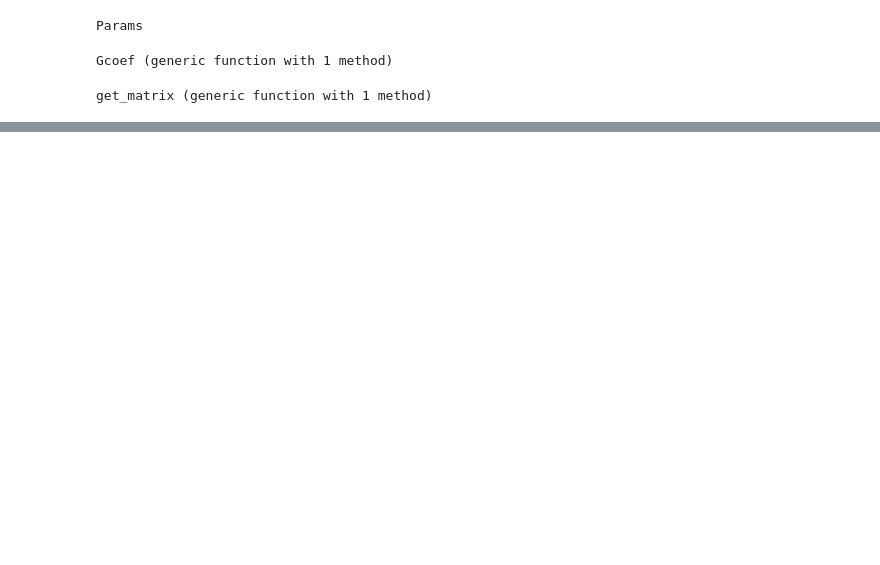
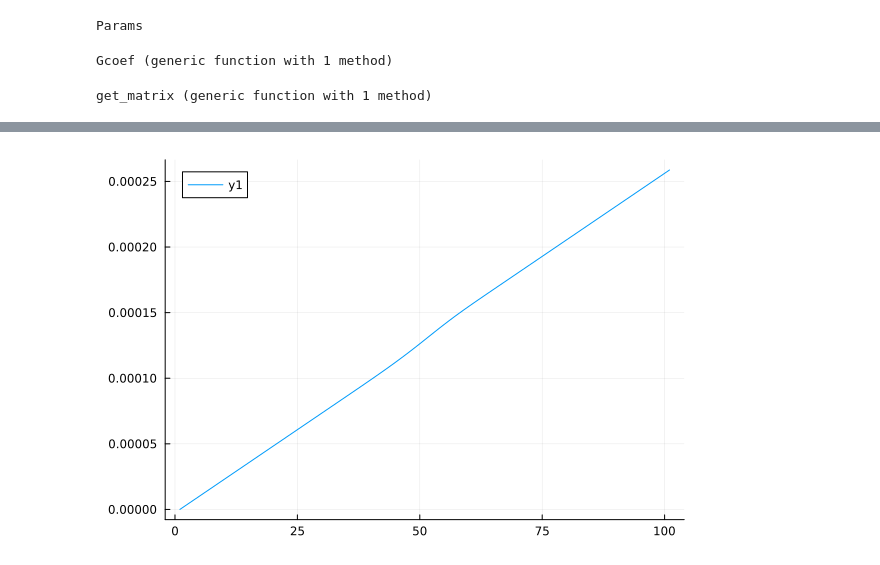
Before and after one commit to ThanasisGiannakopoulos/ice_modelling, a Jupyter notebook: notebooks/fracture/viscoelastic/scratch.ipynb, the cells around one changed output, grey strips where cells are left out. Saved outputs shown, nothing was run; the diff lists cells and outputs as text; code cells hidden in the pictures; blank space fills up the shorter version.

```diff
--- a/notebooks/fracture/viscoelastic/scratch.ipynb
+++ b/notebooks/fracture/viscoelastic/scratch.ipynb
@@ -398,0 +378,4 @@ plot(d)
+# %%
+plot(wdot)
+# %% [output]
+[figure, added]
```
Also changed, not shown: parts of 21 cells of this notebook, 1 other file.
